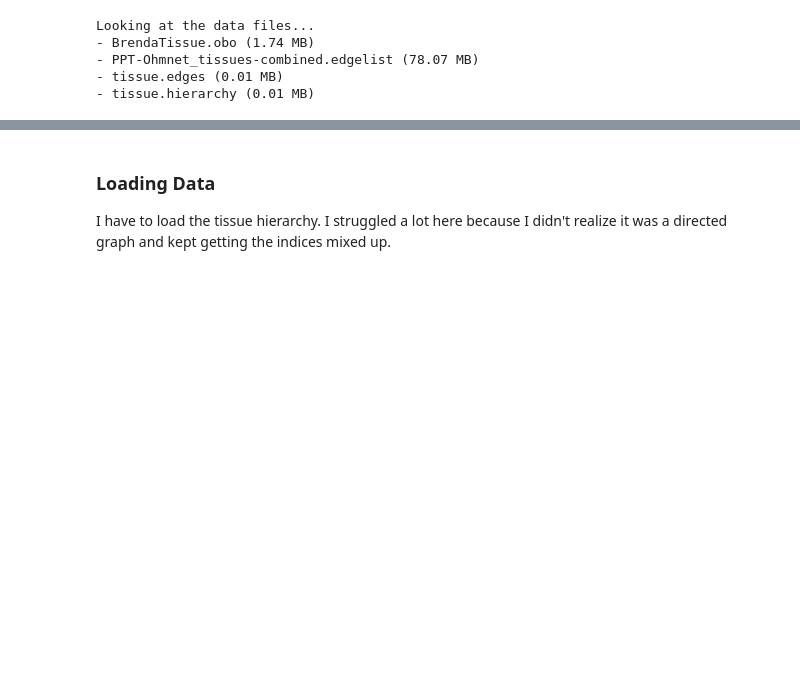
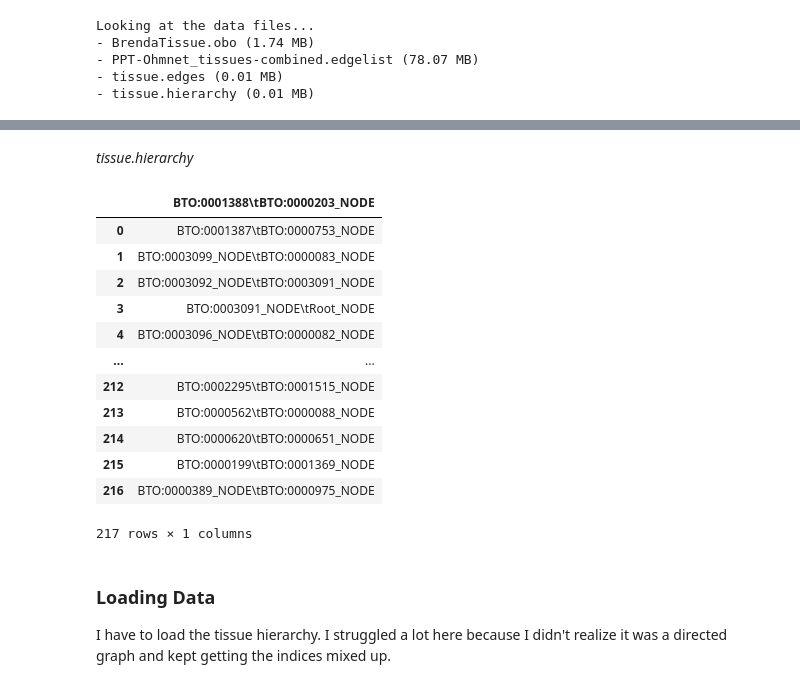
Before and after one commit to CleymenZero/Ohmnet-GAT-Extension, a Jupyter notebook: COMP6841 - Capstone Project - SR.ipynb, the cells around one changed output, grey strips where cells are left out. Drawn from its saved outputs; the diff is of its cells as text; code cells hidden in the pictures; blank space fills up the shorter version.

```diff
--- a/COMP6841 - Capstone Project - SR.ipynb
+++ b/COMP6841 - Capstone Project - SR.ipynb
@@ -51,3 +112,21 @@ Looking at the data files...
+# %% [markdown]
+*tissue.hierarchy*
+# %%
+pd.read_csv(data_dir / 'tissue.hierarchy')
+# %% [output]
+|  | BTO:0001388\tBTO:0000203_NODE |
+| 0 | BTO:0001387\tBTO:0000753_NODE |
+| 1 | BTO:0003099_NODE\tBTO:0000083_NODE |
+| 2 | BTO:0003092_NODE\tBTO:0003091_NODE |
+| 3 | BTO:0003091_NODE\tRoot_NODE |
+| 4 | BTO:0003096_NODE\tBTO:0000082_NODE |
+| ... | ... |
+| 212 | BTO:0002295\tBTO:0001515_NODE |
+| 213 | BTO:0000562\tBTO:0000088_NODE |
+| 214 | BTO:0000620\tBTO:0000651_NODE |
+| 215 | BTO:0000199\tBTO:0001369_NODE |
+| 216 | BTO:0000389_NODE\tBTO:0000975_NODE |
+217 rows × 1 columns
 # %% [markdown]
 ### Loading Data
 I have to load the tissue hierarchy. I struggled a lot here because I didn't realize it was a directed graph and kept getting the indices mixed up.
```
Also changed, not shown: parts of 20 cells of this notebook, 1 other file.
